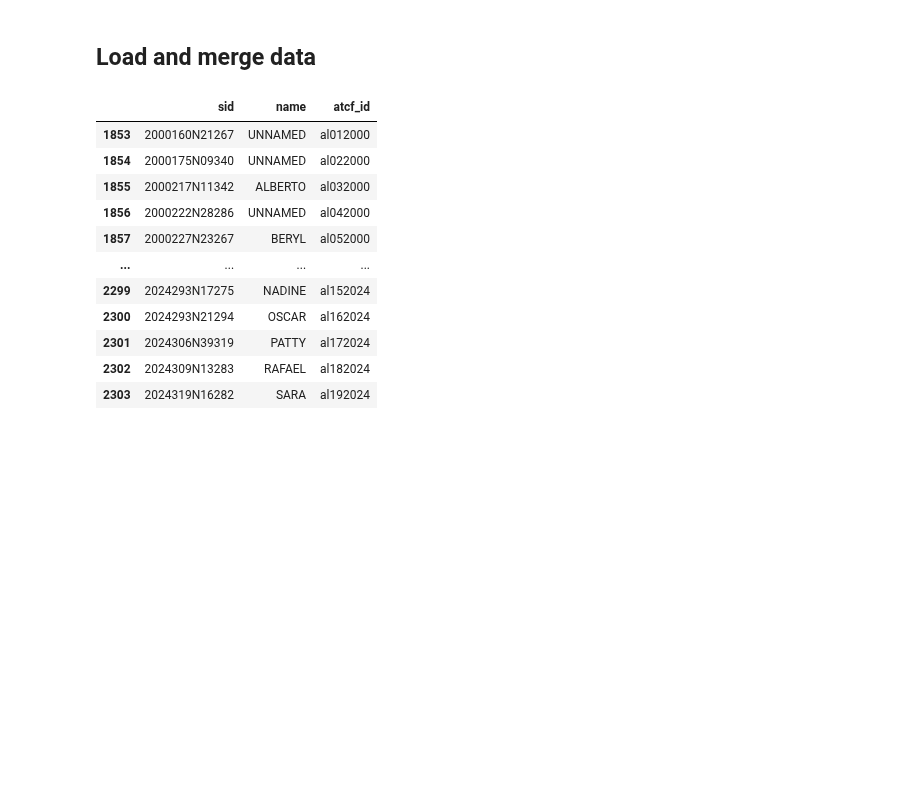
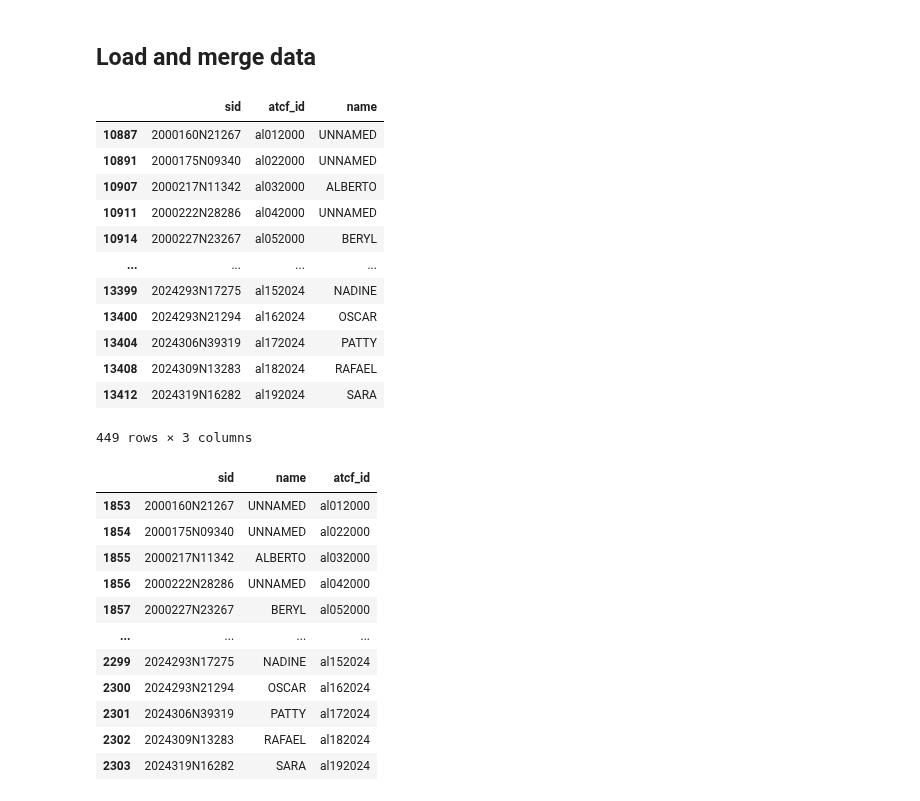
Before and after one commit to OCHA-DAP/ds-aa-cub-hurricanes, a Jupyter notebook: exploration/hist_monitor_plotting.ipynb, the cells around one changed output. Saved outputs shown, nothing was run; the diff lists cells and outputs as text; code cells hidden in the pictures; blank space fills up the shorter version.

```diff
--- a/exploration/hist_monitor_plotting.ipynb
+++ b/exploration/hist_monitor_plotting.ipynb
@@ -31,3 +33,19 @@ df_storms["atcf_id"] = df_storms["atcf_id"].str.lower()
+# %%
+df_storms
+# %% [output]
+|  | sid | atcf_id | name |
+| 10887 | 2000160N21267 | al012000 | UNNAMED |
+| 10891 | 2000175N09340 | al022000 | UNNAMED |
+| 10907 | 2000217N11342 | al032000 | ALBERTO |
+| 10911 | 2000222N28286 | al042000 | UNNAMED |
+| 10914 | 2000227N23267 | al052000 | BERYL |
+| ... | ... | ... | ... |
+| 13399 | 2024293N17275 | al152024 | NADINE |
+| 13400 | 2024293N21294 | al162024 | OSCAR |
+| 13404 | 2024306N39319 | al172024 | PATTY |
+| 13408 | 2024309N13283 | al182024 | RAFAEL |
+| 13412 | 2024319N16282 | al192024 | SARA |
+449 rows × 3 columns
 # %%
 df_storms
 # %% [output]
```
Also changed, not shown: parts of 19 cells of this notebook, 13 other files.
